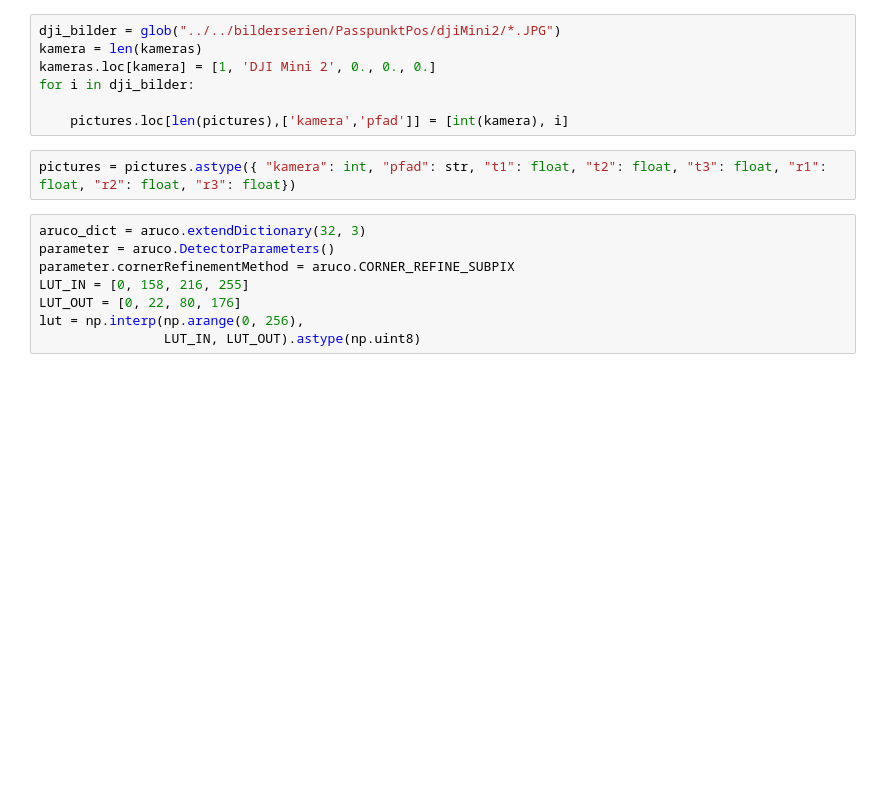
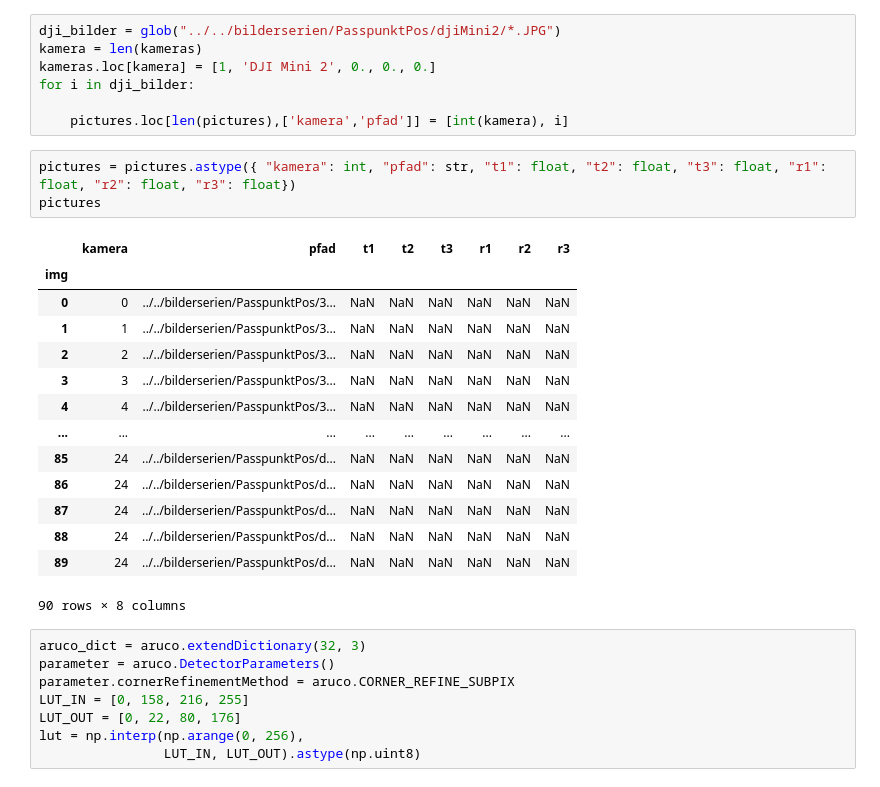
Before and after one commit to FlorianTimm/PhotoBox_Experimente, a Jupyter notebook: aruco_multicamera.ipynb, the cells around one changed output. Drawn from its saved outputs; the diff is of its cells as text; blank space fills up the shorter version.

```diff
--- a/aruco_multicamera.ipynb
+++ b/aruco_multicamera.ipynb
@@ -81,6 +86,22 @@ for i in dji_bilder:
     pictures.loc[len(pictures),['kamera','pfad']] = [int(kamera), i]
 # %%
 pictures = pictures.astype({ "kamera": int, "pfad": str, "t1": float, "t2": float, "t3": float, "r1": float, "r2": float, "r3": float})
+pictures
+# %% [output]
+|  | kamera | pfad | t1 | t2 | t3 | r1 | r2 | r3 |
+| img |  |  |  |  |  |  |  |  |
+| 0 | 0 | ../../bilderserien/PasspunktPos/3... | NaN | NaN | NaN | NaN | NaN | NaN |
+| 1 | 1 | ../../bilderserien/PasspunktPos/3... | NaN | NaN | NaN | NaN | NaN | NaN |
+| 2 | 2 | ../../bilderserien/PasspunktPos/3... | NaN | NaN | NaN | NaN | NaN | NaN |
+| 3 | 3 | ../../bilderserien/PasspunktPos/3... | NaN | NaN | NaN | NaN | NaN | NaN |
+| 4 | 4 | ../../bilderserien/PasspunktPos/3... | NaN | NaN | NaN | NaN | NaN | NaN |
+| ... | ... | ... | ... | ... | ... | ... | ... | ... |
+| 85 | 24 | ../../bilderserien/PasspunktPos/d... | NaN | NaN | NaN | NaN | NaN | NaN |
+| 86 | 24 | ../../bilderserien/PasspunktPos/d... | NaN | NaN | NaN | NaN | NaN | NaN |
+| 87 | 24 | ../../bilderserien/PasspunktPos/d... | NaN | NaN | NaN | NaN | NaN | NaN |
+| 88 | 24 | ../../bilderserien/PasspunktPos/d... | NaN | NaN | NaN | NaN | NaN | NaN |
+| 89 | 24 | ../../bilderserien/PasspunktPos/d... | NaN | NaN | NaN | NaN | NaN | NaN |
+90 rows × 8 columns
 # %%
 aruco_dict = aruco.extendDictionary(32, 3)
 parameter = aruco.DetectorParameters()
```
Also changed, not shown: parts of 1 cell of this notebook.
